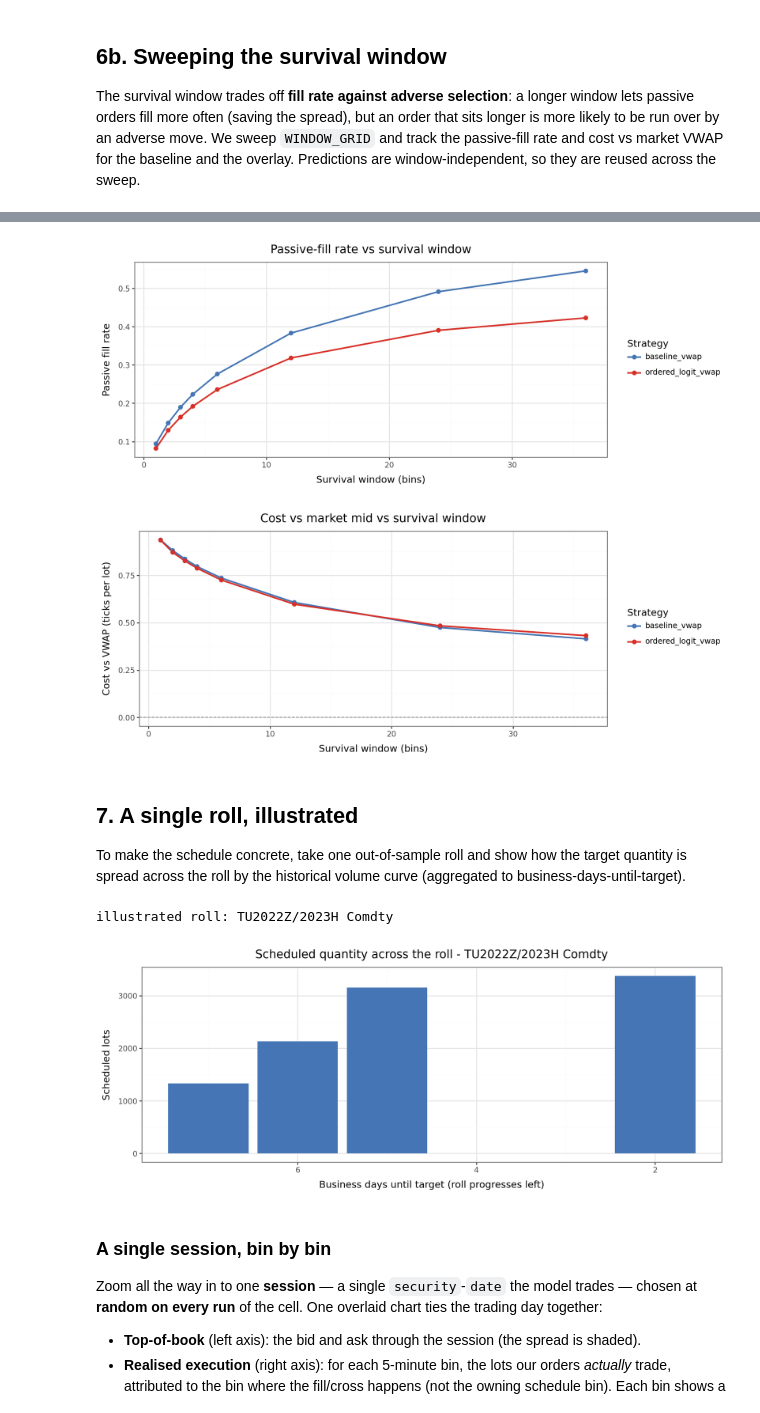
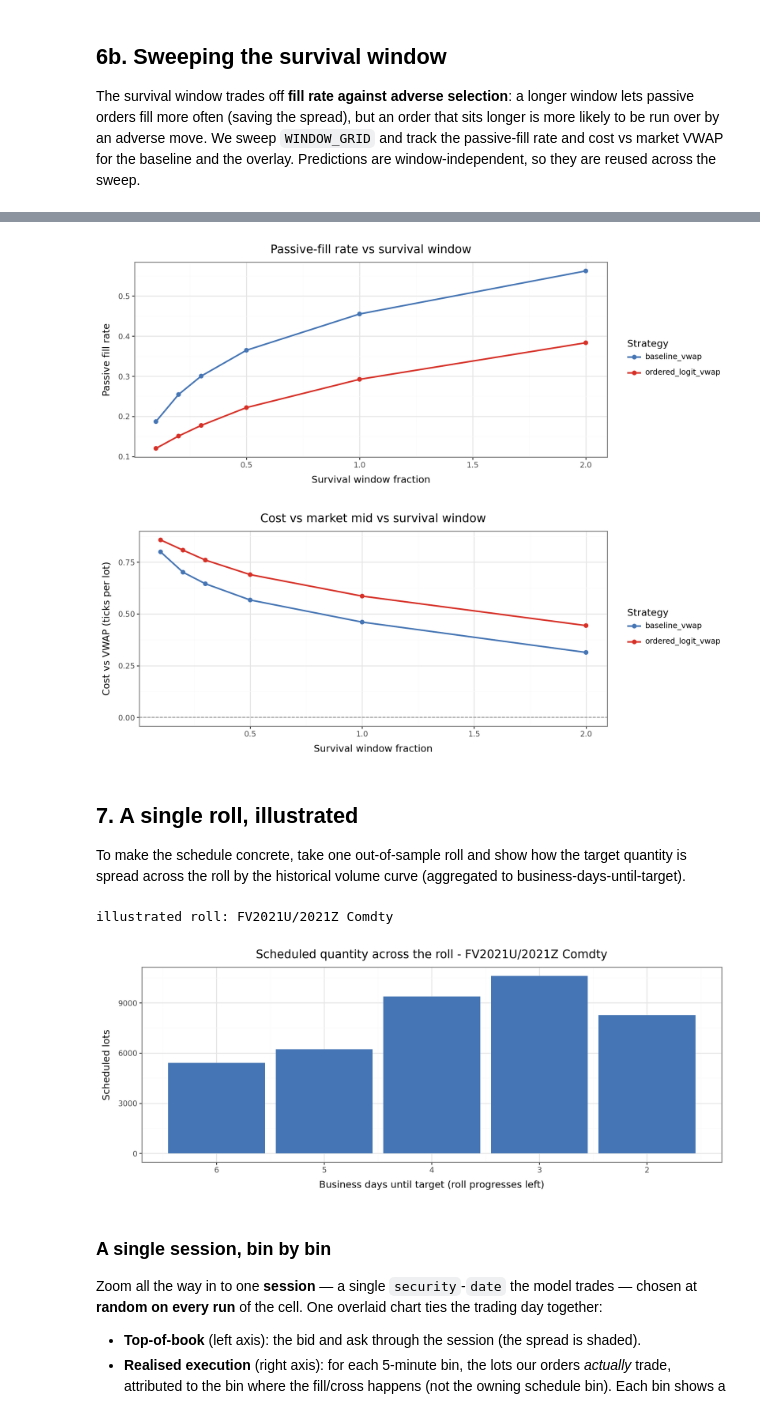
Before and after one commit to qe-internship-wjw/ip1, a Jupyter notebook: notebooks/03_vwap_backtest.ipynb, the cells around one changed output, grey strips where cells are left out. Drawn from its saved outputs; the diff is of its cells as text; code cells hidden in the pictures.

```diff
--- a/notebooks/03_vwap_backtest.ipynb
+++ b/notebooks/03_vwap_backtest.ipynb
@@ -36,7 +36,10 @@ from src.pipeline import build_datasets, generate_signals
 from src.backtest import (
     generate_rolling_windows, windows_to_frame, split_tick_constrained,
     clean_delta_p_tc, run_rolling_backtest, predict_target_bins,
-    compute_volume_curve, TICK_CONSTRAINED_BBG, TC_FEATURES,
+    compute_volume_curve,
+)
+from src.ordered_logit import (
+    TICK_CONSTRAINED_BBG, TC_FEATURES,
 )
 from src.vwap import (
     run_vwap_backtest, run_improved_vwap_backtest, build_schedules, attach_tick_sizes,
@@ -45,8 +48,8 @@ from src.lob_simulation import simulate_windowed   # per-bin LOB sim (baseline &
 
 pl.Config.set_tbl_rows(20)
 pl.Config.set_tbl_cols(30)
-TARGET_QTY  = 10_000         # lots to roll per security
+PARTICIPATION_RATE = 0.01         # lots to roll per security
 DIRECTION   = 'buy'          # buying calendar spreads
 FILL_MODEL  = 'queue'         # price-range fills (needs HIGH/LOW)
-WINDOW      = 3              # order survival window in bins (1 = naive single-bin)
-WINDOW_GRID = [1, 2, 3, 4, 6, 12, 24, 36]  # 5 min .. 30 min, for the window-size sweep
+WINDOW_FRACTION      = 0.3              # order survival window in bins (1 = naive single-bin)
+WINDOW_GRID = [0.1, 0.2, 0.3, 0.5, 1, 2]  # 5 min .. 30 min, for the window-size sweep
@@ -64,6 +73,6 @@ variance blow-up.
 # %%
-df_cs, df_combined = build_datasets(env_path='../.env', years=list(range(2016, 2026)))
-df_signals = generate_signals(df_cs, normalization='time_of_roll')
+df_fut = df_combined.join(df_cs, on='security', how='anti')
+df_signals = generate_signals(df_cs, df_fut, normalization='rolling')
 
 print('df_cs     :', df_cs.shape)
 print('df_signals:', df_signals.shape)
@@ -153,6 +154,8 @@ more where the market historically trades more. In the backtest the curve is lea
 from rolls that completed before the one being executed); here we show the full-sample curve for
 exposition.
 # %%
+df_cs = df_cs.filter(pl.col('is_roll_period'))
+
 vol_curve = compute_volume_curve(df_cs)
 
 # Focus on the most-traded tick-constrained qcode for the heatmap.
@@ -482,7 +628,7 @@ p_pr = (
     ggplot(sw, aes('window', 'passive_rate', color='strategy'))
     + geom_line(size=1) + geom_point(size=2)
     + scale_color_manual(values={'baseline_vwap': '#4575b4', 'ordered_logit_vwap': '#d73027'})
-    + labs(title='Passive-fill rate vs survival window', x='Survival window (bins)',
+    + labs(title='Passive-fill rate vs survival window', x='Survival window fraction',
            y='Passive fill rate', color='Strategy')
     + theme_bw(base_size=11) + theme(figure_size=(10, 4))
 )
@@ -491,14 +637,14 @@ p_cost = (
     + geom_line(size=1) + geom_point(size=2)
     + geom_hline(yintercept=0, linetype='dashed', color='grey')
     + scale_color_manual(values={'baseline_vwap': '#4575b4', 'ordered_logit_vwap': '#d73027'})
-    + labs(title='Cost vs market mid vs survival window', x='Survival window (bins)',
+    + labs(title='Cost vs market mid vs survival window', x='Survival window fraction',
            y='Cost vs VWAP (ticks per lot)', color='Strategy')
     + theme_bw(base_size=11) + theme(figure_size=(10, 4))
 )
 display(p_pr); display(p_cost)
 # %% [output]
-[figure, old version]
+[figure, new version]
-[figure, old version]
+[figure, new version]
 # %% [markdown]
 ## 7. A single roll, illustrated
 
@@ -507,22 +653,22 @@ across the roll by the historical volume curve (aggregated to business-days-unti
 # %%
 sec = preds['security'].unique()[0]
 one = df_cs.filter(pl.col('security') == sec)
-sched1 = build_schedules(one, df_cs, target_qty=TARGET_QTY)
+sched1 = build_schedules(one, df_cs, participation_rate=PARTICIPATION_RATE)
 by_day1 = (
     sched1.group_by('days_until').agg(scheduled=pl.col('scheduled_qty').sum())
     .sort('days_until', descending=True).to_pandas()
 )
 print('illustrated roll:', sec)
 (
     ggplot(by_day1, aes('days_until', 'scheduled'))
     + geom_col(fill='#4575b4') + scale_x_reverse()
     + labs(title=f'Scheduled quantity across the roll - {sec}',
            x='Business days until target (roll progresses left)', y='Scheduled lots')
     + theme_bw(base_size=11) + theme(figure_size=(10, 4))
 )
 # %% [output]
-illustrated roll: TU2022Z/2023H Comdty
+illustrated roll: FV2021U/2021Z Comdty
-[figure, old version]
+[figure, new version]
 # %% [markdown]
 ### A single session, bin by bin
 
```
Also changed, not shown: parts of 16 cells of this notebook, 2 other files.
